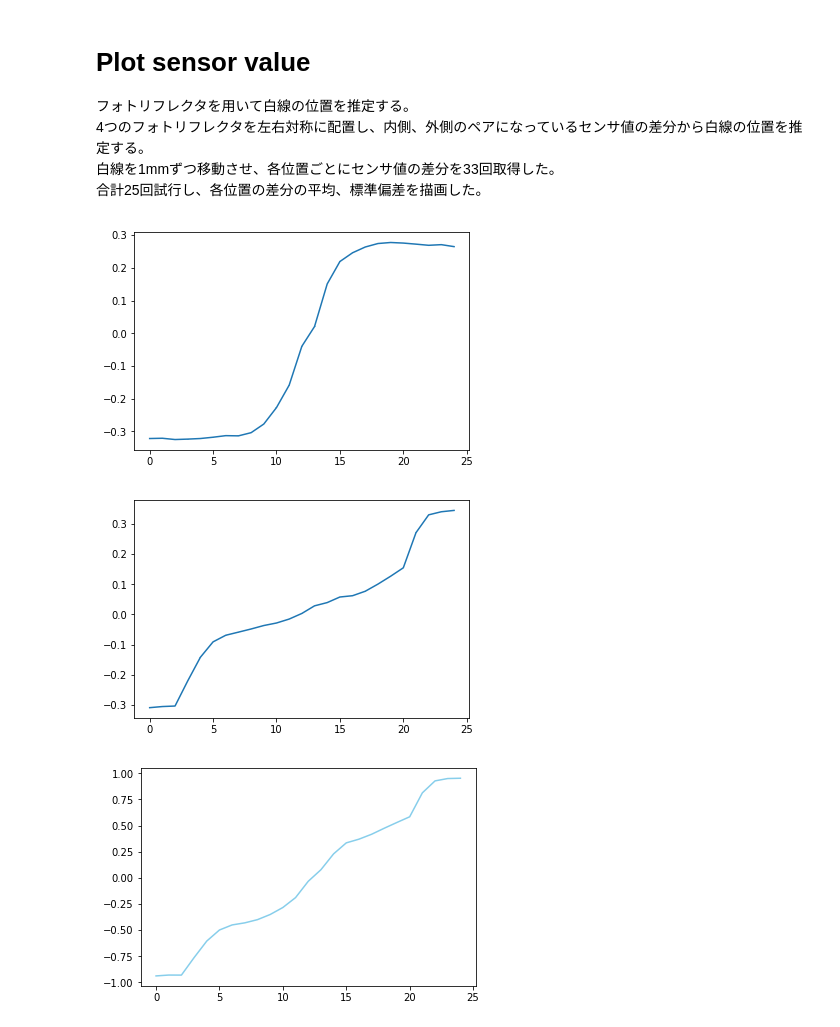
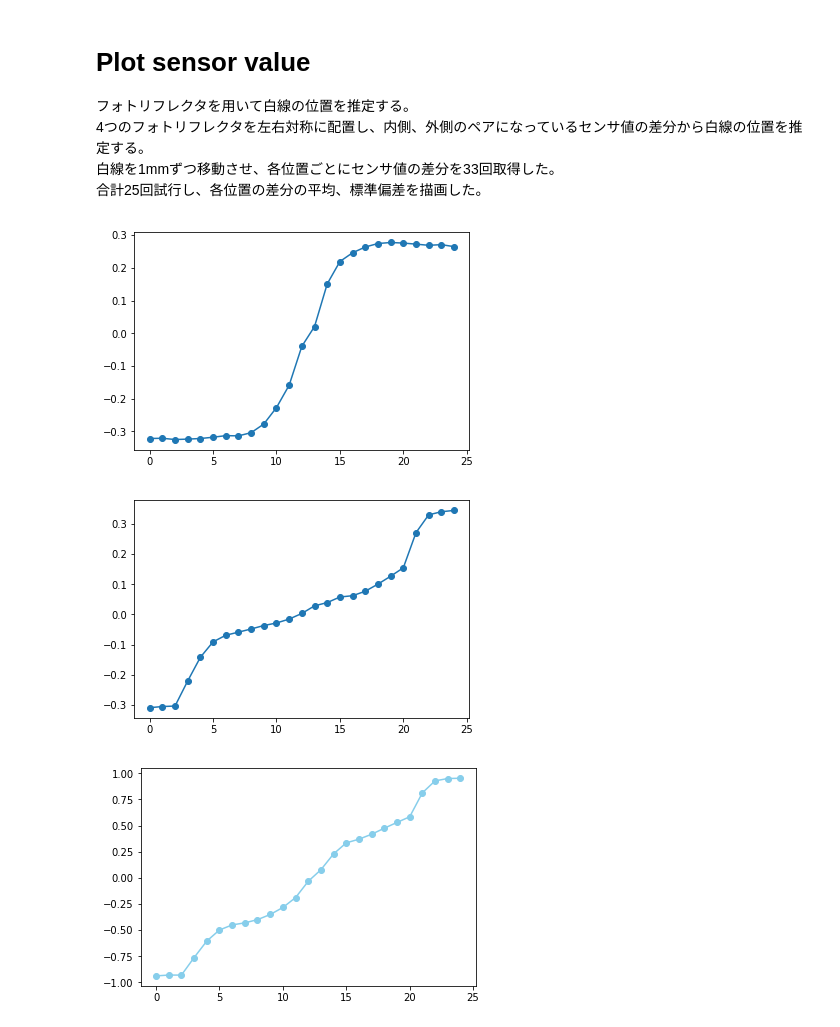
Before and after one commit to Kuwamai/robot_lancer_note, a Jupyter notebook: plot_sensor_value.ipynb, the cells around one changed output. Cells and saved outputs as stored; diff of their text form; code cells hidden in the pictures.

```diff
--- a/plot_sensor_value.ipynb
+++ b/plot_sensor_value.ipynb
@@ -47,27 +47,27 @@ for i in data:
 # %%
 # 内側のセンサ値を描画
 
-plt.errorbar(np.arange(0, len(inside_means), 1), inside_means, yerr=inside_sigmas, ecolor='skyblue')
+plt.errorbar(np.arange(0, len(inside_means), 1), inside_means, yerr=inside_sigmas, marker="o", ecolor='skyblue')
 plt.show()
 # %% [output]
-[figure, old version]
+[figure, new version]
 # %%
 # 外側のセンサ値を描画
 
-plt.errorbar(np.arange(0, len(outside_means), 1), outside_means, yerr=inside_sigmas, ecolor='skyblue')
+plt.errorbar(np.arange(0, len(outside_means), 1), outside_means, yerr=inside_sigmas, marker="o", ecolor='skyblue')
 plt.show()
 # %% [output]
-[figure, old version]
+[figure, new version]
 # %%
 # 内側と外側の合計を描画
 
 out_side_p = 2  # 外側に掛ける係数
 total_sensor_value = inside_means + out_side_p * outside_means
 
-plt.plot(np.arange(0, len(outside_means), 1), total_sensor_value, color='skyblue')
+plt.plot(np.arange(0, len(outside_means), 1), total_sensor_value, marker="o", color='skyblue')
 plt.show()
 # %% [output]
-[figure, old version]
+[figure, new version]
 # %%
 # total_sensor_valueの時間ごとの差分を計算
 
```
Also changed, not shown: parts of 1 cell of this notebook.
